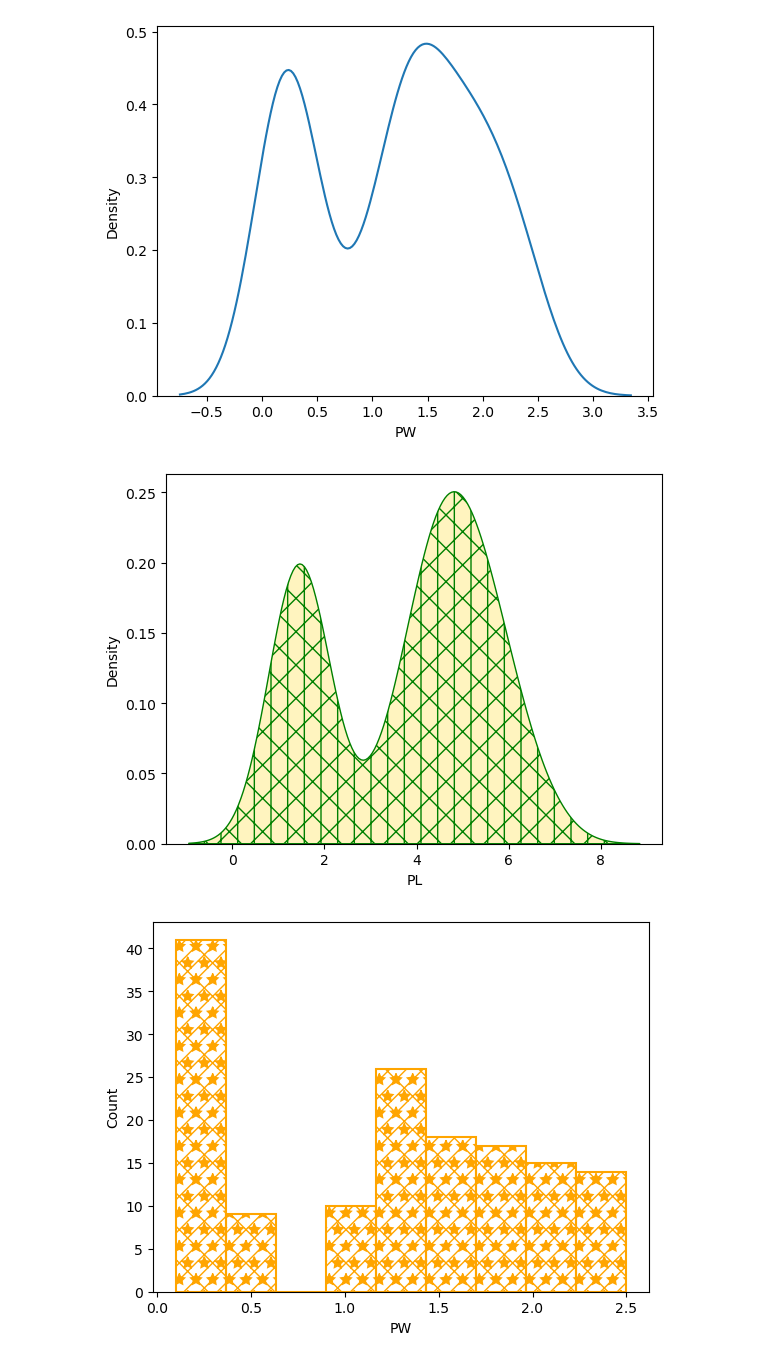
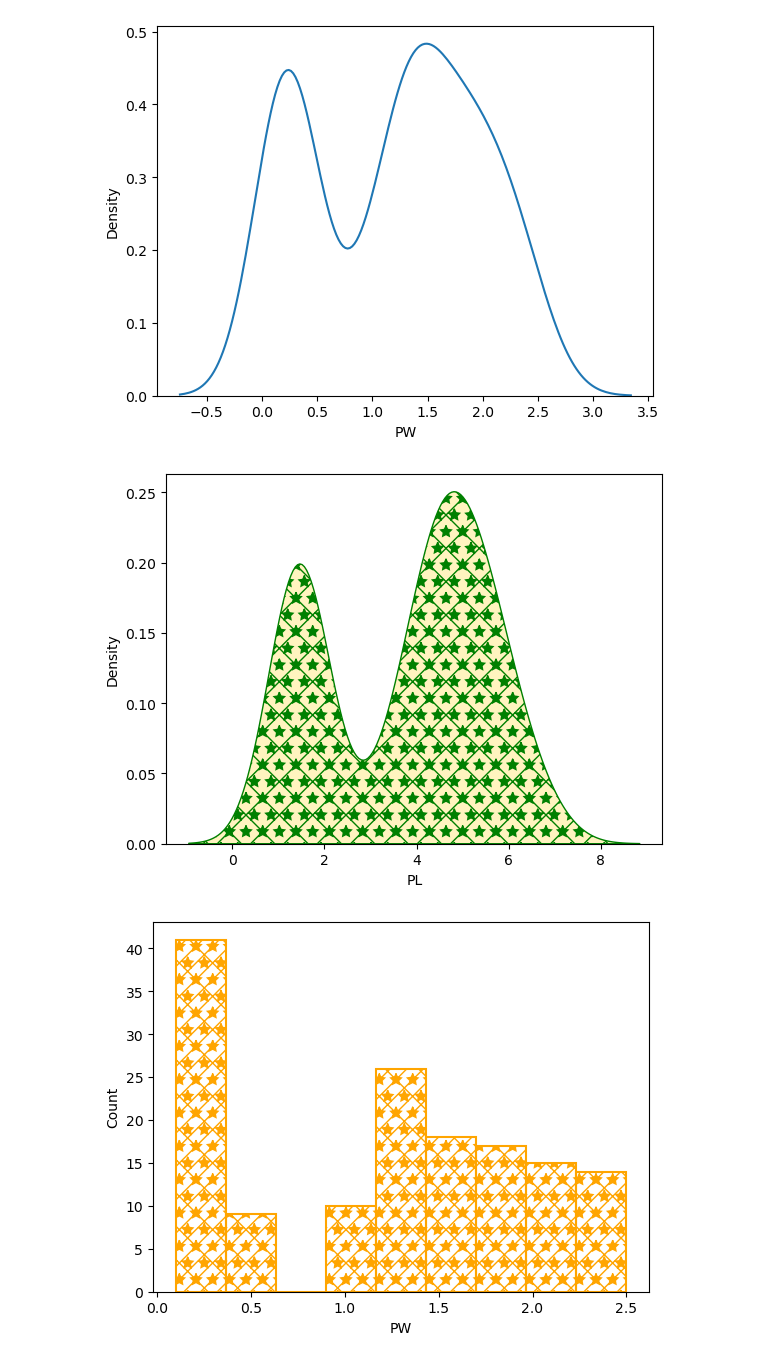
Before and after one commit to CodeByDeepankar/CTTC-AIML, a Jupyter notebook: Day11_SNS.ipynb, the cells around one changed output. Cells and saved outputs as stored; diff of their text form; code cells hidden in the pictures.

```diff
--- a/Day11_SNS.ipynb
+++ b/Day11_SNS.ipynb
@@ -90,10 +90,10 @@ plt.show()
 # %% [output]
 [figure]
 # %%
-sns.kdeplot(iris.PL, fill=True, color='gold', hatch='\|/', edgecolor='g')
+sns.kdeplot(iris.PL, fill=True, color='gold', hatch='\*/', edgecolor='g')
 plt.show()
 # %% [output]
-[figure, old version]
+[figure, new version]
 # %%
 sns.histplot(iris.PW, color='orange', fill=False, hatch='\\*//')
 plt.show()
```
Also changed, not shown: parts of 23 cells of this notebook, 7 other files.
